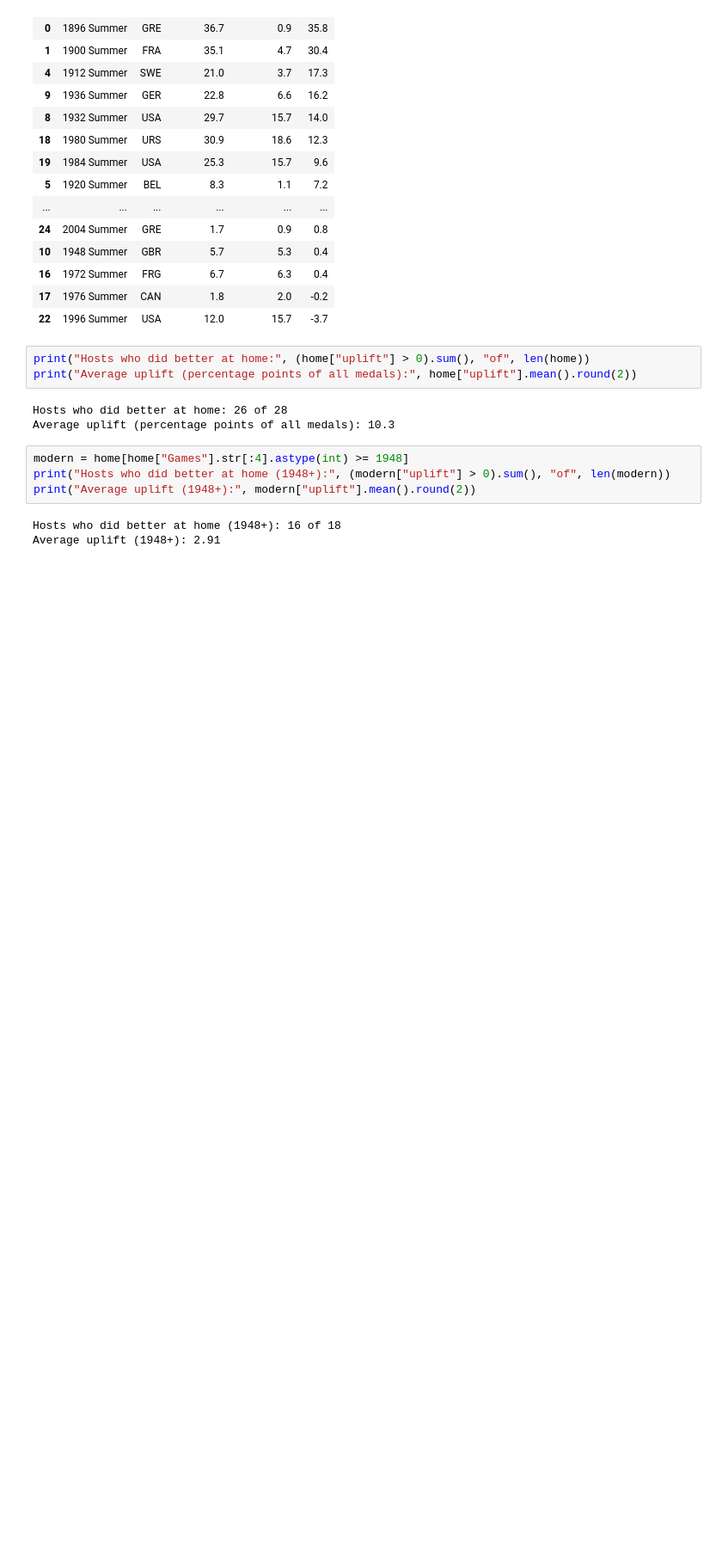
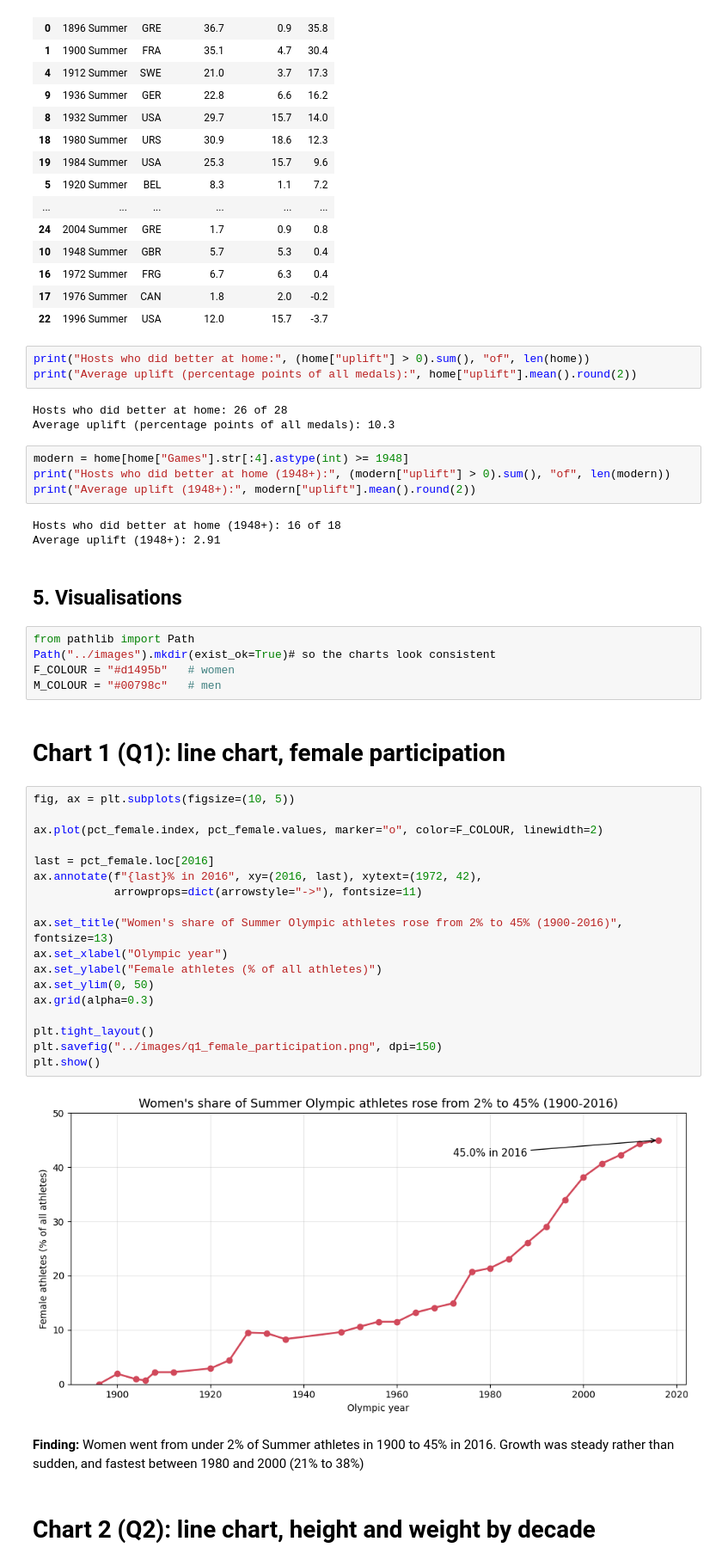
Before and after one commit to saifahmad03/pandas_project, a Jupyter notebook: notebooks/olympics_analysis.ipynb, the cells around one changed output. Shown at 86% size. Cells and saved outputs as stored; diff of their text form; blank space fills up the shorter version.

Commit message:
Add all analysis charts that are currently made, more than likely to change as will spend tomorrow on this more

```diff
--- a/notebooks/olympics_analysis.ipynb
+++ b/notebooks/olympics_analysis.ipynb
@@ -591,3 +592,36 @@ print("Average uplift (1948+):", modern["uplift"].mean().round(2))
 # %% [output]
 Hosts who did better at home (1948+): 16 of 18
 Average uplift (1948+): 2.91
+# %% [markdown]
+## 5. Visualisations
+# %%
+from pathlib import Path
+Path("../images").mkdir(exist_ok=True)# so the charts look consistent
+F_COLOUR = "#d1495b"   # women
+M_COLOUR = "#00798c"   # men
+# %% [markdown]
+# Chart 1 (Q1): line chart, female participation
+# %%
+fig, ax = plt.subplots(figsize=(10, 5))
+
+ax.plot(pct_female.index, pct_female.values, marker="o", color=F_COLOUR, linewidth=2)
+
+last = pct_female.loc[2016]
+ax.annotate(f"{last}% in 2016", xy=(2016, last), xytext=(1972, 42),
+            arrowprops=dict(arrowstyle="->"), fontsize=11)
+
+ax.set_title("Women's share of Summer Olympic athletes rose from 2% to 45% (1900-2016)", fontsize=13)
+ax.set_xlabel("Olympic year")
+ax.set_ylabel("Female athletes (% of all athletes)")
+ax.set_ylim(0, 50)
+ax.grid(alpha=0.3)
+
+plt.tight_layout()
+plt.savefig("../images/q1_female_participation.png", dpi=150)
+plt.show()
+# %% [output]
+[figure, added]
+# %% [markdown]
+**Finding:** Women went from under 2% of Summer athletes in 1900 to 45% in 2016. Growth was steady rather than sudden, and fastest between 1980 and 2000 (21% to 38%)
+# %% [markdown]
+# Chart 2 (Q2): line chart, height and weight by decade
```
Also changed, not shown: parts of 15 cells of this notebook, 6 other files.
